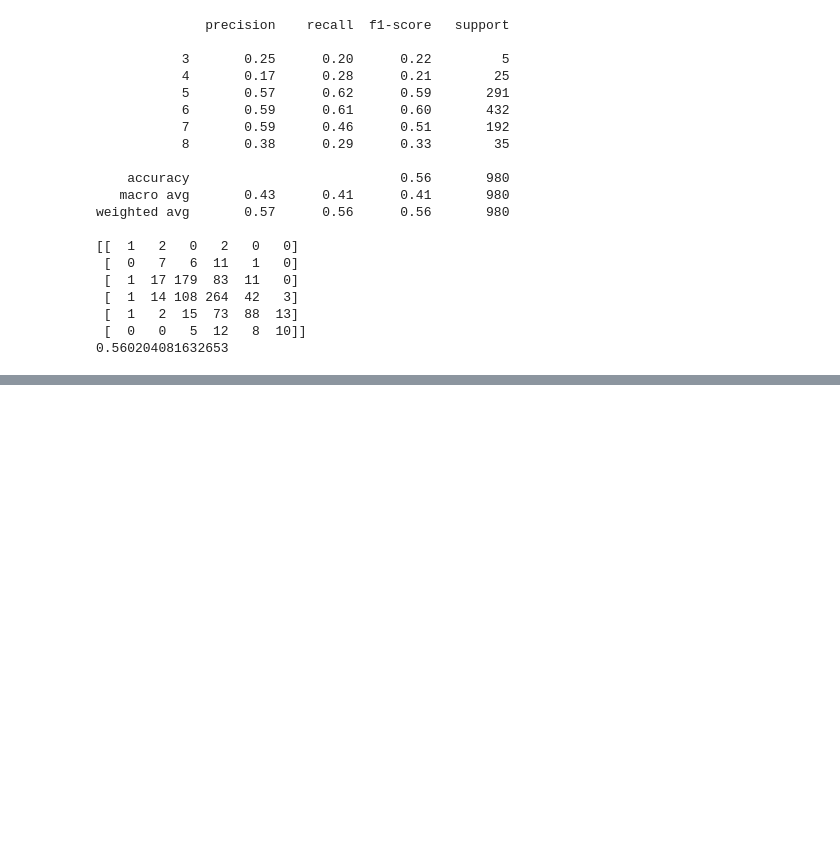
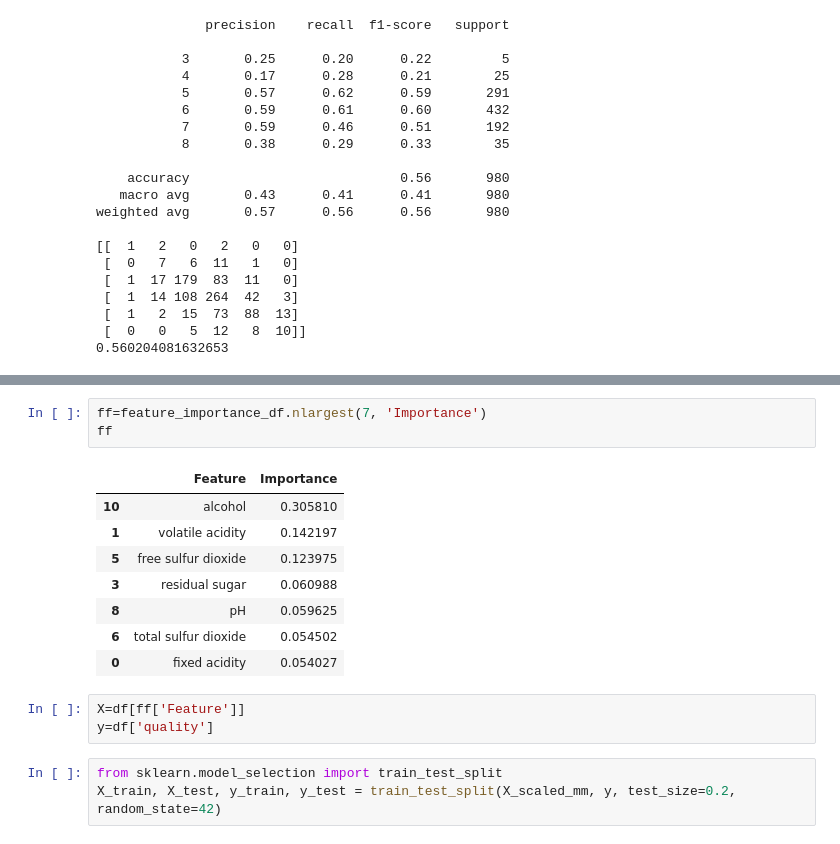
Before and after one commit to mayurimamdi/WineQualityUnsupervised-, a Jupyter notebook: notebook/White_wine.ipynb, the cells around one changed output, grey strips where cells are left out. Drawn from its saved outputs; the diff is of its cells as text; blank space fills up the shorter version.

Commit message:
Model

```diff
--- a/notebook/White_wine.ipynb
+++ b/notebook/White_wine.ipynb
@@ -70,0 +140,18 @@ weighted avg       0.57      0.56      0.56       980
+# %%
+ff=feature_importance_df.nlargest(7, 'Importance')
+ff
+# %% [output]
+|  | Feature | Importance |
+| 10 | alcohol | 0.305810 |
+| 1 | volatile acidity | 0.142197 |
+| 5 | free sulfur dioxide | 0.123975 |
+| 3 | residual sugar | 0.060988 |
+| 8 | pH | 0.059625 |
+| 6 | total sulfur dioxide | 0.054502 |
+| 0 | fixed acidity | 0.054027 |
+# %%
+X=df[ff['Feature']]
+y=df['quality']
+# %%
+from sklearn.model_selection import train_test_split
+X_train, X_test, y_train, y_test = train_test_split(X_scaled_mm, y, test_size=0.2, random_state=42)
```
Also changed, not shown: parts of 18 cells of this notebook.
